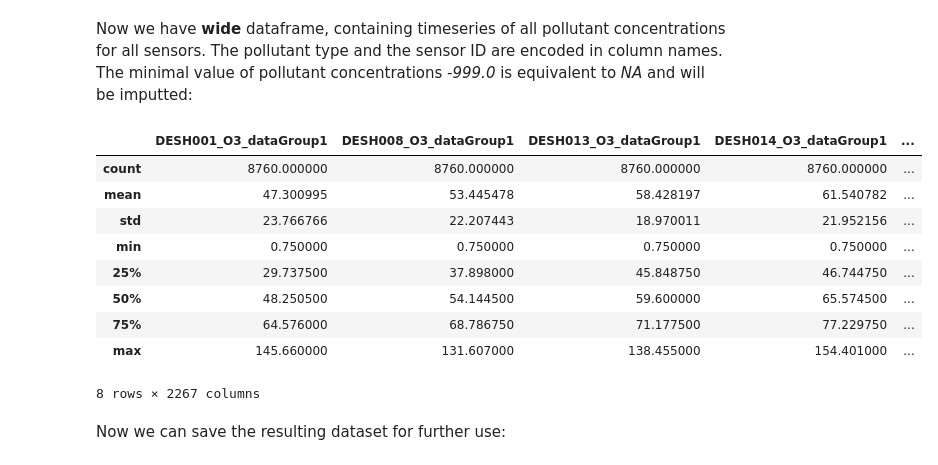
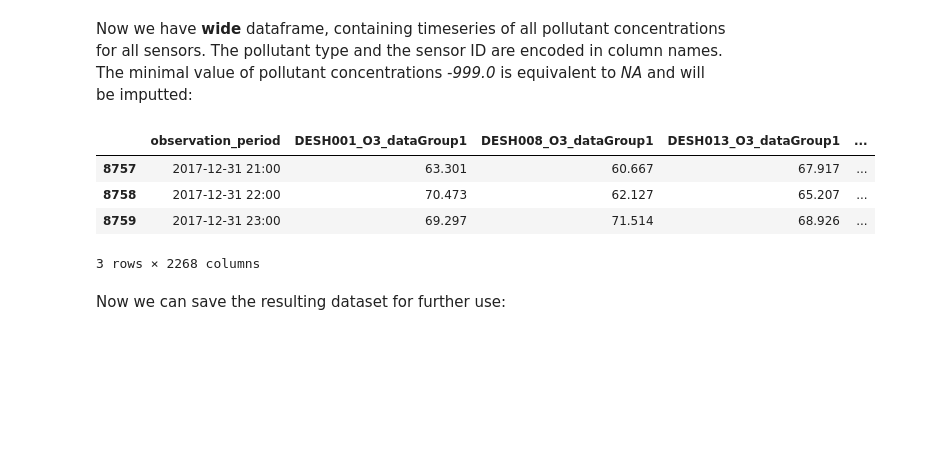
Before and after one commit to EvgenyGorelov/IBM_Coursera_Capstone, a Jupyter notebook: Capstone.etl.pandas.1.0.ipynb, the cells around one changed output. Saved outputs shown, nothing was run; the diff lists cells and outputs as text; code cells hidden in the pictures; blank space fills up the shorter version.

```diff
--- a/Capstone.etl.pandas.1.0.ipynb
+++ b/Capstone.etl.pandas.1.0.ipynb
@@ -60,7 +51,9 @@ print("Number of files in the dataset", len(FilesHour))
 
 dffAll=pd.DataFrame(index=range(0,8760))  # 8760 hours in the year
 
-# add observation periods:
+# add First column with Observation Times:
+dff=[]  # Temporary list for DataFrames
+
 file=FilesHour[0]
 Etree = ET.parse(AirE1aDir+file)
 Eroot = Etree.getroot()
@@ -68,9 +61,11 @@ Eroot.tag
 Eroot.attrib
 AllTags = [elem.tag for elem in Eroot.iter()]
 varFull = [s for s in AllTags if 'values' in s][0]
-varr=Eroot.iter(varFull)
-dffAll=pd.concat([dffAll, dfftmp[0]], axis=1)
+for varr in Eroot.iter(varFull):
+    dff.append(pd.read_csv(StringIO((varr.text).replace("@@","\n")), sep=",", header=None))
+dffAll=pd.concat([dffAll, dff[0][[0]]], axis=1)
 dffAll.columns=['observation_period']
+
 
 # get all tags in xml file; Note, that the actual data is kept as a TEXT of *values* tags
 for file in FilesHour:
@@ -88,7 +83,9 @@ for file in FilesHour:
             exit()
 
     varFull = [s for s in AllTags if 'values' in s][0]
-    dff=[]
+
+    dff=[] # Temporary list for DataFrames
+# reading actual pollutant data fiom the text field:
     for varr in Eroot.iter(varFull):
         dff.append(pd.read_csv(StringIO((varr.text).replace("@@","\n")), sep=",", header=None))
 
@@ -100,12 +97,9 @@ for file in FilesHour:
 
 
 # select column 4 - pollutant concentration:
-    dffTimeStr=dff[0][0]
     dff=pd.concat([dff[s][4] for s in range(0,len(dff))], axis=1)
     dff.columns=ColNamesExp
 
-
-
     dffAll=pd.concat([dffAll, dff], axis=1)
 # %% [output]
 Number of files in the dataset 156
@@ -129,21 +123,17 @@ Now we have **wide** dataframe, containing timeseries of all pollutant concentra
 # %%
 dffAll[dffAll == -999.0] = np.NaN
 dffAll.interpolate(method='linear', inplace=True, axis=0)
 dffAll['observation_period']=pd.to_datetime(dffAll['observation_period'])
 dffAll['observation_period']=dffAll['observation_period'].dt.to_period('H')
 dffAll.describe()
 #dffAll['observation_period'][0].end_time
+dffAll.tail(3)
 # %% [output]
-|  | DESH001_O3_dataGroup1 | DESH008_O3_dataGroup1 | DESH013_O3_dataGroup1 | DESH014_O3_dataGroup1 | ... |
-| count | 8760.000000 | 8760.000000 | 8760.000000 | 8760.000000 | ... |
-| mean | 47.300995 | 53.445478 | 58.428197 | 61.540782 | ... |
-| std | 23.766766 | 22.207443 | 18.970011 | 21.952156 | ... |
-| min | 0.750000 | 0.750000 | 0.750000 | 0.750000 | ... |
-| 25% | 29.737500 | 37.898000 | 45.848750 | 46.744750 | ... |
-| 50% | 48.250500 | 54.144500 | 59.600000 | 65.574500 | ... |
-| 75% | 64.576000 | 68.786750 | 71.177500 | 77.229750 | ... |
-| max | 145.660000 | 131.607000 | 138.455000 | 154.401000 | ... |
+|  | observation_period | DESH001_O3_dataGroup1 | DESH008_O3_dataGroup1 | DESH013_O3_dataGroup1 | ... |
+| 8757 | 2017-12-31 21:00 | 63.301 | 60.667 | 67.917 | ... |
+| 8758 | 2017-12-31 22:00 | 70.473 | 62.127 | 65.207 | ... |
+| 8759 | 2017-12-31 23:00 | 69.297 | 71.514 | 68.926 | ... |
-8 rows × 2267 columns
+3 rows × 2268 columns
 # %% [markdown]
 Now we can save the resulting dataset for further use:
 # %%
```
Also changed, not shown: parts of 7 cells of this notebook, 3 other files.
